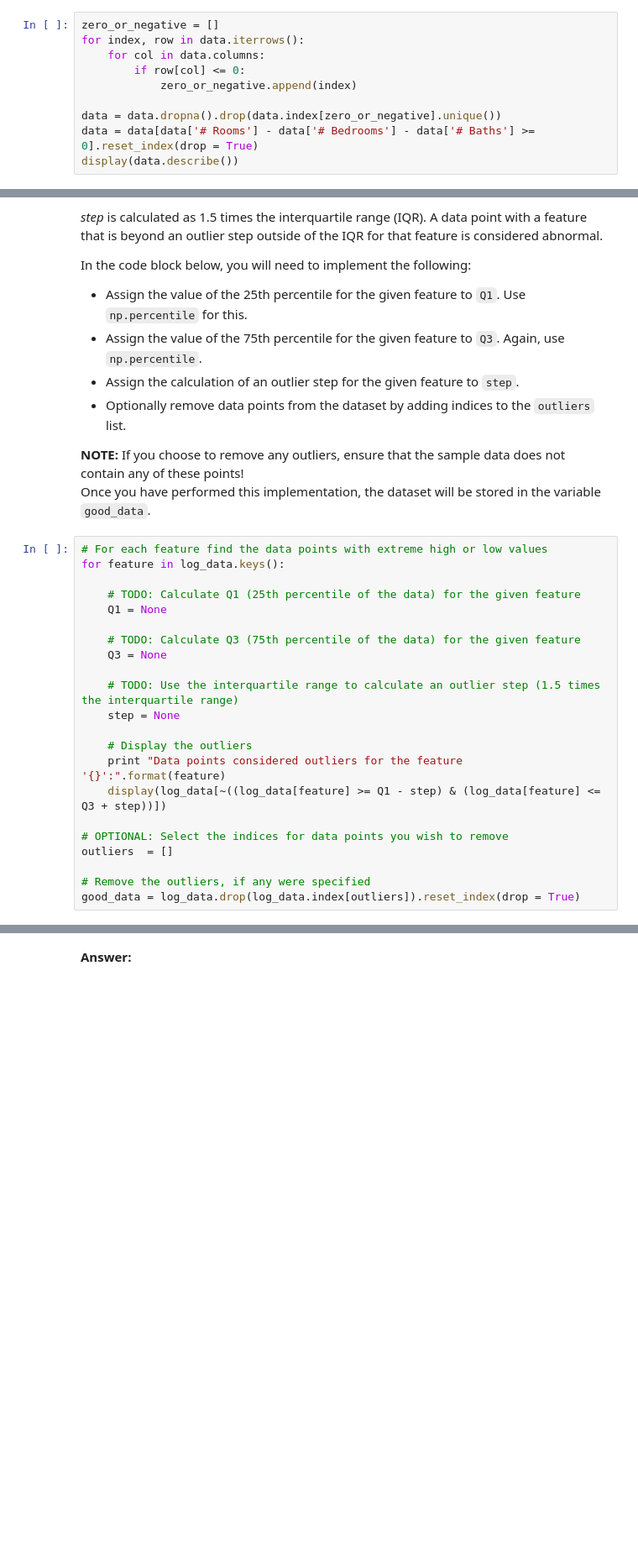
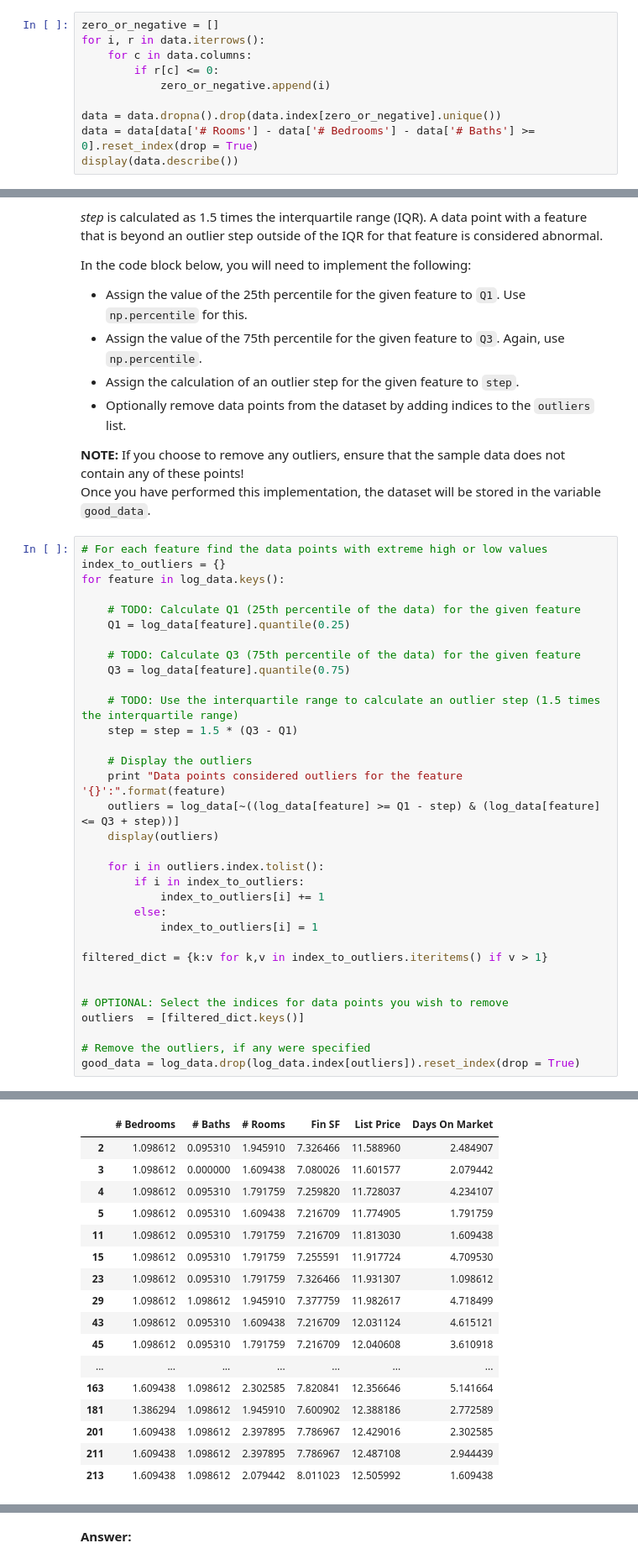
Before and after one commit to quantarb/capstone, a Jupyter notebook: data_exploration.ipynb, the cells around one changed output, grey strips where cells are left out. Shown: that part at 84% size. Cells and saved outputs as stored; diff of their text form; blank space fills up the shorter version.

Commit message:
feat remove outliers
Detect and remove outliers from the data set.

```diff
--- a/data_exploration.ipynb
+++ b/data_exploration.ipynb
@@ -61,10 +48,10 @@ display(data.describe())
 We need to clean the data before we can do any analysis.  All the values in each column must be greater than zero.  Therefore, any row that contains values less than 1 will be removed.  Rows with null values will be removed as well.  The statistics above shows that the minimum of Fin SF is 0.  Finally, we make sure that # Rooms is at least equal to the sum of # of Bedrooms and # Baths.
 # %%
 zero_or_negative = []
-for index, row in data.iterrows():
-    for col in data.columns:
-        if row[col] <= 0:
-            zero_or_negative.append(index)
+for i, r in data.iterrows():
+    for c in data.columns:
+        if r[c] <= 0:
+            zero_or_negative.append(i)
 
 data = data.dropna().drop(data.index[zero_or_negative].unique())
 data = data[data['# Rooms'] - data['# Bedrooms'] - data['# Baths'] >= 0].reset_index(drop = True)
@@ -242,23 +167,34 @@ In the code block below, you will need to implement the following:
 Once you have performed this implementation, the dataset will be stored in the variable `good_data`.
 # %%
 # For each feature find the data points with extreme high or low values
+index_to_outliers = {}
 for feature in log_data.keys():
 
     # TODO: Calculate Q1 (25th percentile of the data) for the given feature
-    Q1 = None
+    Q1 = log_data[feature].quantile(0.25)
 
     # TODO: Calculate Q3 (75th percentile of the data) for the given feature
-    Q3 = None
+    Q3 = log_data[feature].quantile(0.75)
 
     # TODO: Use the interquartile range to calculate an outlier step (1.5 times the interquartile range)
-    step = None
+    step = step = 1.5 * (Q3 - Q1)
 
     # Display the outliers
     print "Data points considered outliers for the feature '{}':".format(feature)
-    display(log_data[~((log_data[feature] >= Q1 - step) & (log_data[feature] <= Q3 + step))])
+    outliers = log_data[~((log_data[feature] >= Q1 - step) & (log_data[feature] <= Q3 + step))]
+    display(outliers)
+
+    for i in outliers.index.tolist():
+        if i in index_to_outliers:
+            index_to_outliers[i] += 1
+        else:
+            index_to_outliers[i] = 1
+
+filtered_dict = {k:v for k,v in index_to_outliers.iteritems() if v > 1}
+
 
 # OPTIONAL: Select the indices for data points you wish to remove
-outliers  = []
+outliers  = [filtered_dict.keys()]
 
 # Remove the outliers, if any were specified
 good_data = log_data.drop(log_data.index[outliers]).reset_index(drop = True)
@@ -267,0 +205,17 @@ TypeError: unsupported operand type(s) for -: 'NoneType' and 'NoneType'
+|  | # Bedrooms | # Baths | # Rooms | Fin SF | List Price | Days On Market |
+| 2 | 1.098612 | 0.095310 | 1.945910 | 7.326466 | 11.588960 | 2.484907 |
+| 3 | 1.098612 | 0.000000 | 1.609438 | 7.080026 | 11.601577 | 2.079442 |
+| 4 | 1.098612 | 0.095310 | 1.791759 | 7.259820 | 11.728037 | 4.234107 |
+| 5 | 1.098612 | 0.095310 | 1.609438 | 7.216709 | 11.774905 | 1.791759 |
+| 11 | 1.098612 | 0.095310 | 1.791759 | 7.216709 | 11.813030 | 1.609438 |
+| 15 | 1.098612 | 0.095310 | 1.791759 | 7.255591 | 11.917724 | 4.709530 |
+| 23 | 1.098612 | 0.095310 | 1.791759 | 7.326466 | 11.931307 | 1.098612 |
+| 29 | 1.098612 | 1.098612 | 1.945910 | 7.377759 | 11.982617 | 4.718499 |
+| 43 | 1.098612 | 0.095310 | 1.609438 | 7.216709 | 12.031124 | 4.615121 |
+| 45 | 1.098612 | 0.095310 | 1.791759 | 7.216709 | 12.040608 | 3.610918 |
+| ... | ... | ... | ... | ... | ... | ... |
+| 163 | 1.609438 | 1.098612 | 2.302585 | 7.820841 | 12.356646 | 5.141664 |
+| 181 | 1.386294 | 1.098612 | 1.945910 | 7.600902 | 12.388186 | 2.772589 |
+| 201 | 1.609438 | 1.098612 | 2.397895 | 7.786967 | 12.429016 | 2.302585 |
+| 211 | 1.609438 | 1.098612 | 2.397895 | 7.786967 | 12.487108 | 2.944439 |
+| 213 | 1.609438 | 1.098612 | 2.079442 | 8.011023 | 12.505992 | 1.609438 |
```
Also changed, not shown: parts of 20 cells of this notebook.
